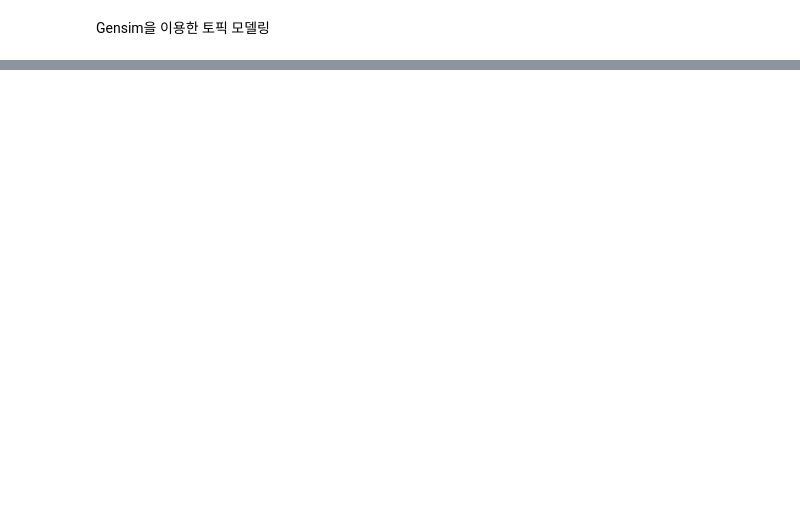
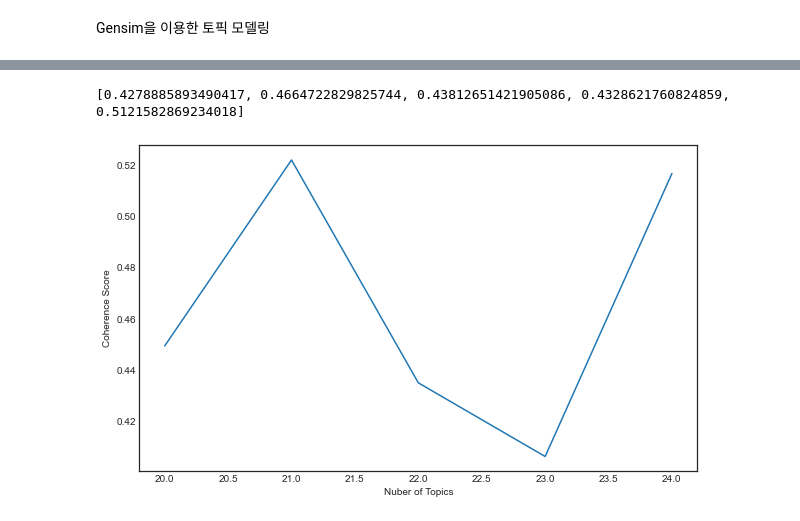
Before and after one commit to onlydj96/study, a Jupyter notebook: NLP/nlp16_Topic_Modeling.ipynb, the cells around one changed output, grey strips where cells are left out. Saved outputs shown, nothing was run; the diff lists cells and outputs as text; code cells hidden in the pictures; blank space fills up the shorter version.

```diff
--- a/NLP/nlp16_Topic_Modeling.ipynb
+++ b/NLP/nlp16_Topic_Modeling.ipynb
@@ -30,0 +103,4 @@
+# %%
+tokenized_news = news_df['article'].apply(preprocessing)
+tokenized_news = tokenized_news.to_list()
+len(tokenized_news[0])
@@ -30,0 +109,4 @@
+# %%
+drop_news = [index for index, sentence in enumerate(tokenized_news) if len(sentence) <= 1]
+news_texts = np.delete(tokenized_news, drop_news, axis=0)
+print(len(news_texts))
@@ -31,2 +115,9 @@
 # %% [markdown]
 Gensim을 이용한 토픽 모델링
+# %%
+from gensim import corpora
+
+dictionary = corpora.Dictionary(news_texts)
+corpus = [dictionary.doc2bow(text) for text in news_texts]
+
+print(corpus[1])
@@ -32,0 +154,31 @@ Gensim을 이용한 토픽 모델링
+# %%
+from gensim.models.coherencemodel import CoherenceModel
+
+min_topics, max_topics = 20, 25
+coherence_scores = []
+
+for num_topics in range(min_topics, max_topics):
+    model = LsiModel(corpus, num_topics=num_topics, id2word=dictionary)
+    coherence = CoherenceModel(model=model,
+                               texts=news_texts,
+                               dictionary=dictionary)
+    coherence_scores.append(coherence.get_coherence())
+
+print(coherence_scores)
+# %% [output]
+[0.4278885893490417, 0.4664722829825744, 0.43812651421905086, 0.4328621760824859, 0.5121582869234018]
+# %%
+# LsiModel 시각화
+import matplotlib.pyplot as plt
+plt.style.use('seaborn-white')
+
+x = [int(i) for i in range(min_topics, max_topics)]
+
+plt.figure(figsize=(10, 6))
+plt.plot(x, coherence_scores)
+plt.xlabel('Nuber of Topics')
+plt.ylabel('Coherence Score')
+
+plt.show()
+# %% [output]
+[figure, added]
```
Also changed, not shown: parts of 22 cells of this notebook, 23 other files.
